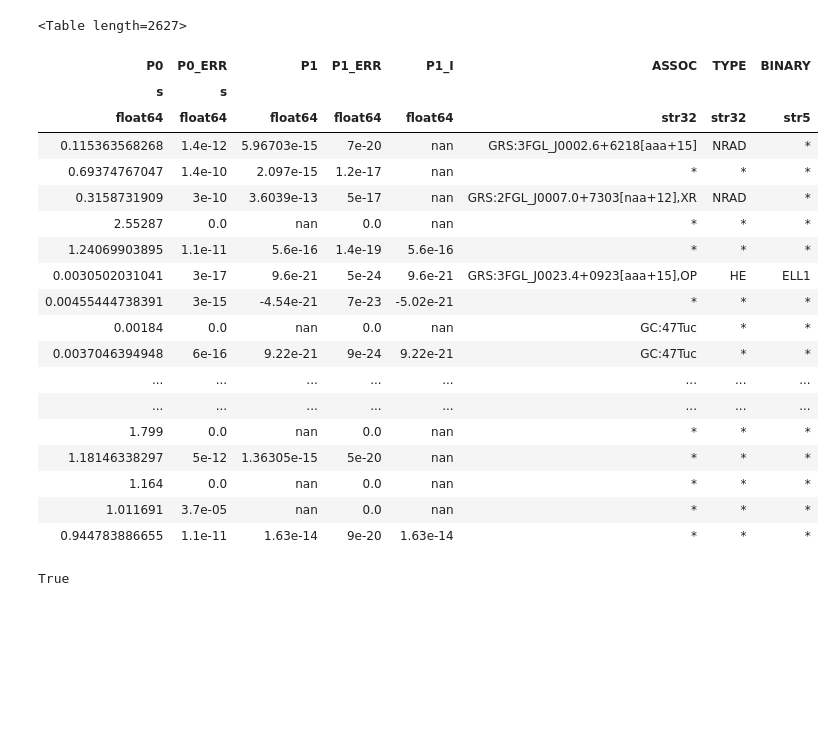
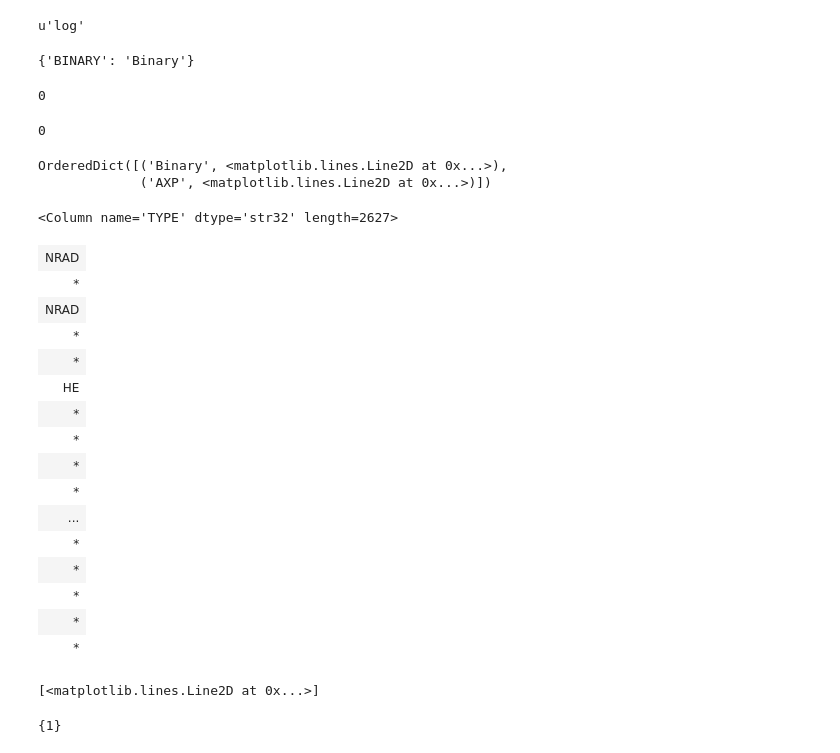
Before and after one commit to mattpitkin/psrqpy, a Jupyter notebook: PvsPdot.ipynb, the cells around one changed output. Saved outputs shown, nothing was run; the diff lists cells and outputs as text; code cells hidden in the pictures; blank space fills up the shorter version.

```diff
--- a/PvsPdot.ipynb
+++ b/PvsPdot.ipynb
@@ -11,2 +12,0 @@ q = psrqpy.QueryATNF(params=['P0', 'P1', 'P1_I', 'ASSOC', 'TYPE', 'BINARY'])
-# %%
-t = q.table()
@@ -90,0 +192,12 @@ if adddeathline:
+# %%
+ax.get_xscale()
+# %% [output]
+u'log'
+# %%
+typelegstring
+# %% [output]
+{'BINARY': 'Binary'}
+# %%
+gcidx[0]
+# %% [output]
+0
@@ -91,23 +207,29 @@ if adddeathline:
+# %%
+y
+# %% [output]
+0
+# %%
+handles
+# %% [output]
+OrderedDict([('Binary', <matplotlib.lines.Line2D at 0x...>),
+             ('AXP', <matplotlib.lines.Line2D at 0x...>)])
 # %%
-t
+t['TYPE']
 # %% [output]
-<Table length=2627>
+<Column name='TYPE' dtype='str32' length=2627>
-| P0 | P0_ERR | P1 | P1_ERR | P1_I | ASSOC | TYPE | BINARY |
-| s | s |  |  |  |  |  |  |
-| float64 | float64 | float64 | float64 | float64 | str32 | str32 | str5 |
-| 0.115363568268 | 1.4e-12 | 5.96703e-15 | 7e-20 | nan | GRS:3FGL_J0002.6+6218[aaa+15] | NRAD | * |
-| 0.69374767047 | 1.4e-10 | 2.097e-15 | 1.2e-17 | nan | * | * | * |
-| 0.3158731909 | 3e-10 | 3.6039e-13 | 5e-17 | nan | GRS:2FGL_J0007.0+7303[naa+12],XR | NRAD | * |
-| 2.55287 | 0.0 | nan | 0.0 | nan | * | * | * |
-| 1.24069903895 | 1.1e-11 | 5.6e-16 | 1.4e-19 | 5.6e-16 | * | * | * |
-| 0.0030502031041 | 3e-17 | 9.6e-21 | 5e-24 | 9.6e-21 | GRS:3FGL_J0023.4+0923[aaa+15],OP | HE | ELL1 |
-| 0.00455444738391 | 3e-15 | -4.54e-21 | 7e-23 | -5.02e-21 | * | * | * |
-| 0.00184 | 0.0 | nan | 0.0 | nan | GC:47Tuc | * | * |
-| 0.0037046394948 | 6e-16 | 9.22e-21 | 9e-24 | 9.22e-21 | GC:47Tuc | * | * |
-| ... | ... | ... | ... | ... | ... | ... | ... |
-| ... | ... | ... | ... | ... | ... | ... | ... |
-| 1.799 | 0.0 | nan | 0.0 | nan | * | * | * |
-| 1.18146338297 | 5e-12 | 1.36305e-15 | 5e-20 | nan | * | * | * |
-| 1.164 | 0.0 | nan | 0.0 | nan | * | * | * |
-| 1.011691 | 3.7e-05 | nan | 0.0 | nan | * | * | * |
-| 0.944783886655 | 1.1e-11 | 1.63e-14 | 9e-20 | 1.63e-14 | * | * | * |
+| NRAD |
+| * |
+| NRAD |
+| * |
+| * |
+| HE |
+| * |
+| * |
+| * |
+| * |
+| ... |
+| * |
+| * |
+| * |
+| * |
+| * |
@@ -116,4 +235,0 @@ bidx = t['BINARY'] != '*'
-# %%
-bidx[20]
-# %% [output]
-True
@@ -119,0 +238,9 @@ True
+# %%
+handles.values()
+# %% [output]
+[<matplotlib.lines.Line2D at 0x...>]
+# %%
+z = r'{{{0}}}'
+print z.format(1)
+# %% [output]
+{1}
```
Also changed, not shown: parts of 8 cells of this notebook, 2 other files.
